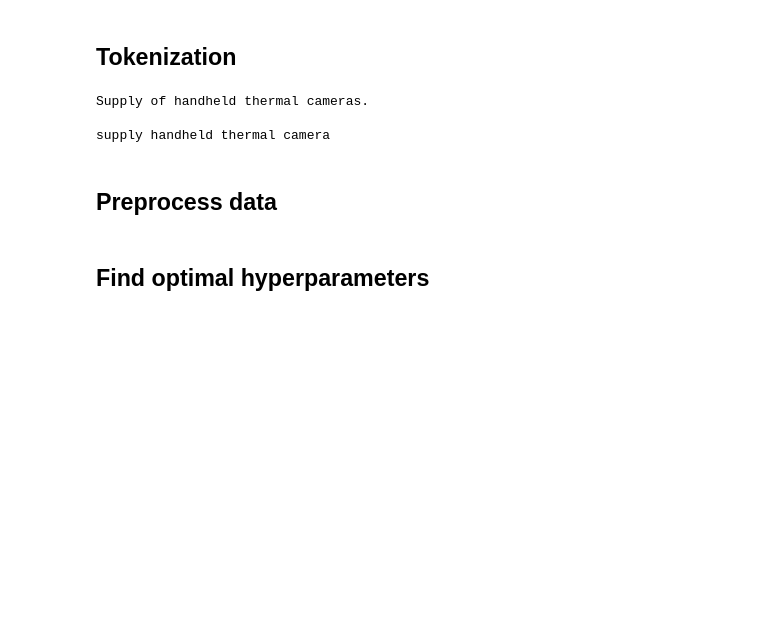
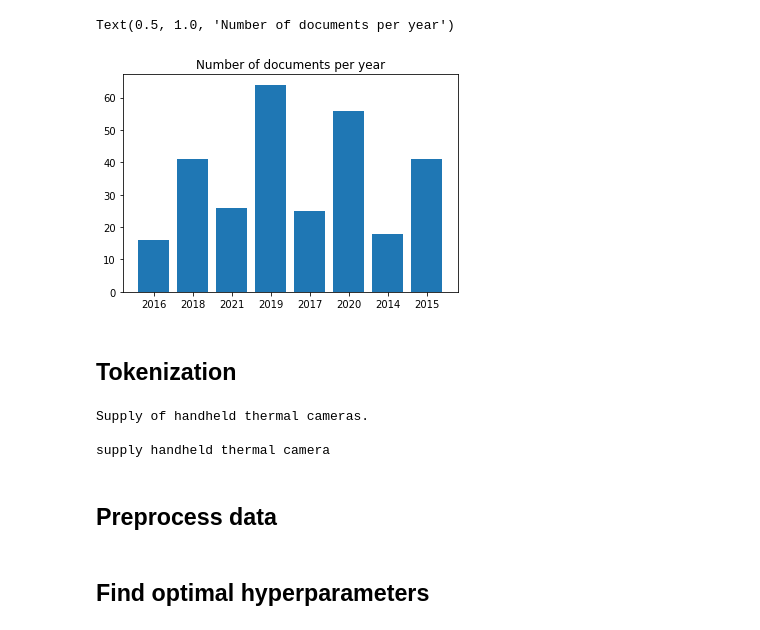
Before and after one commit to MarkMeltzer/thesis, a Jupyter notebook: notebooks/LDA_scikit_CAN.ipynb, the cells around one changed output. Saved outputs shown, nothing was run; the diff lists cells and outputs as text; code cells hidden in the pictures; blank space fills up the shorter version.

```diff
--- a/notebooks/LDA_scikit_CAN.ipynb
+++ b/notebooks/LDA_scikit_CAN.ipynb
@@ -27,6 +27,14 @@ data.head()
 | 2 | 000007-2017 | Framework contract for the provis... | SERVICES | Framework contract for the provis... | NaN | GR | None | ... |
 | 3 | 008449-2018 | Provision of HID® FARGO® HDP5000 ... | SUPPLIES | The subject of the contract is pr... | 190000.0 | PL | [Control system FMN Sp z oo] | ... |
 | 4 | 008450-2018 | Provision of painting services fo... | SERVICES | Provision of painting services fo... | NaN | PL | None | ... |
+# %%
+from collections import Counter
+count_dict = Counter([x[0] for x in data["Notice dispatch date"].str.split("-")])
+plt.bar(count_dict.keys(), count_dict.values())
+plt.title("Number of documents per year")
+# %% [output]
+Text(0.5, 1.0, 'Number of documents per year')
+[figure, added]
 # %% [markdown]
 ## Tokenization
 # %%
```
Also changed, not shown: parts of 3 cells of this notebook, 14 other files.
